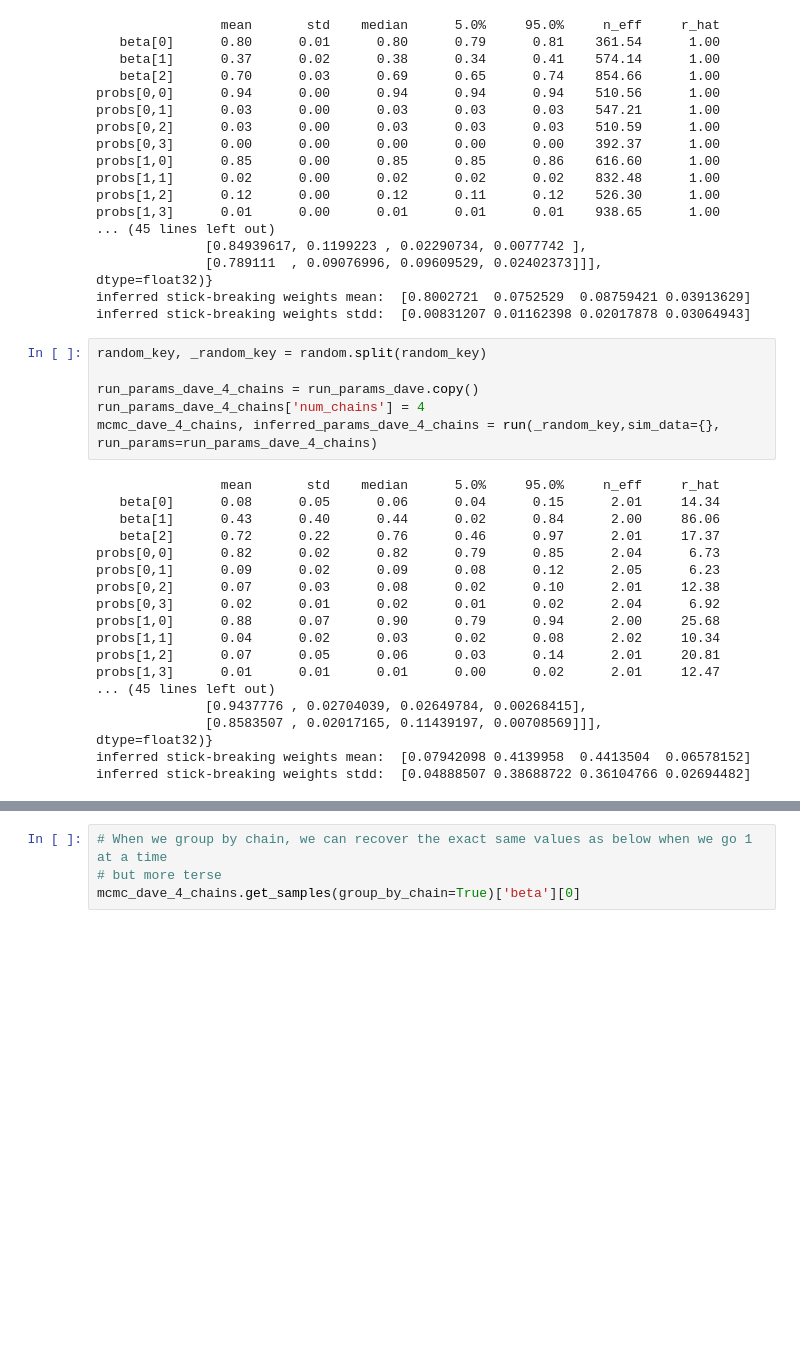
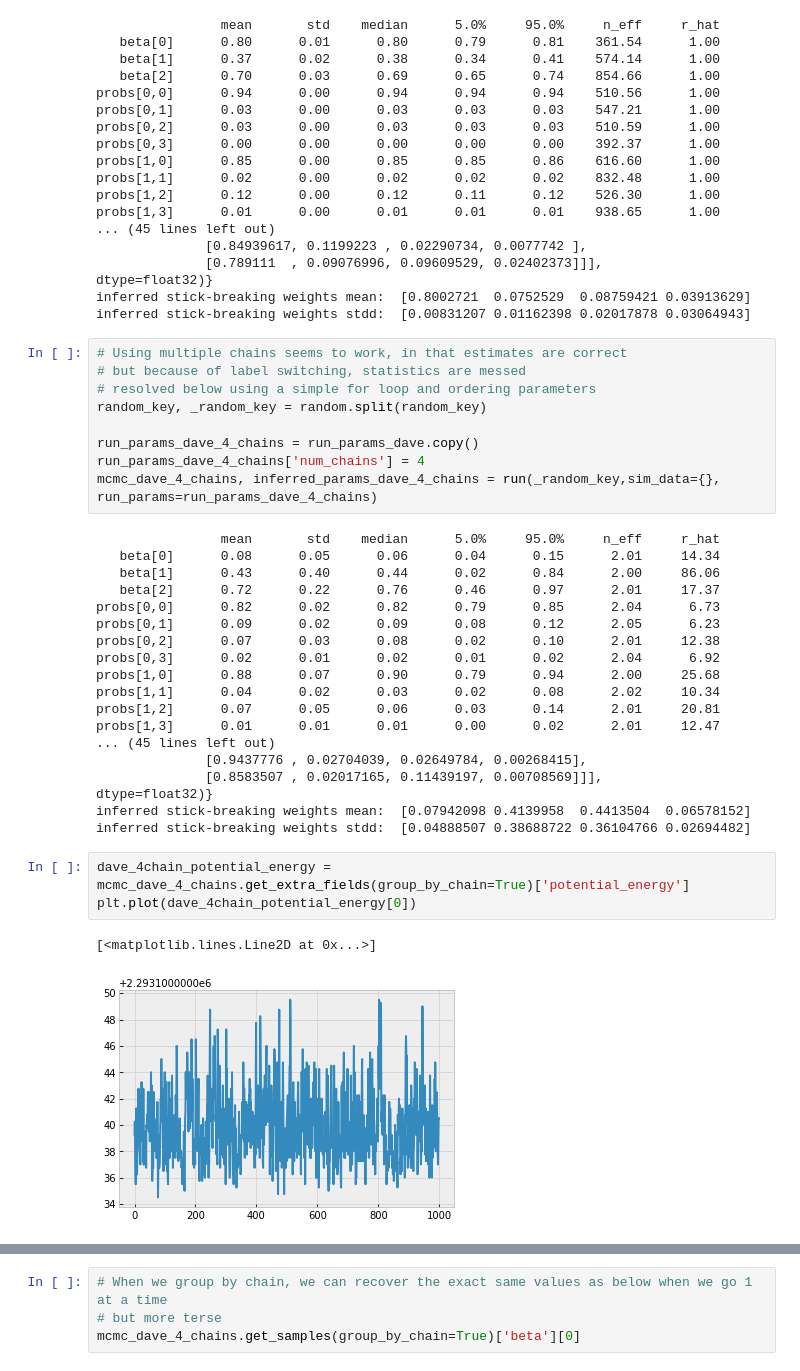
Before and after one commit to akotlar/multivariate-tada, a Jupyter notebook: project/sim5.ipynb, the cells around one changed output, grey strips where cells are left out. Cells and saved outputs as stored; diff of their text form; blank space fills up the shorter version.

```diff
--- a/project/sim5.ipynb
+++ b/project/sim5.ipynb
@@ -293,6 +293,9 @@ probs[1,3]      0.01      0.00      0.01      0.01      0.01    938.65      1.00
 inferred stick-breaking weights mean:  [0.8002721  0.0752529  0.08759421 0.03913629]
 inferred stick-breaking weights stdd:  [0.00831207 0.01162398 0.02017878 0.03064943]
 # %%
+# Using multiple chains seems to work, in that estimates are correct
+# but because of label switching, statistics are messed
+# resolved below using a simple for loop and ordering parameters
 random_key, _random_key = random.split(random_key)
 
 run_params_dave_4_chains = run_params_dave.copy()
@@ -316,3 +319,9 @@ probs[1,3]      0.01      0.01      0.01      0.00      0.02      2.01     12.47
               [0.8583507 , 0.02017165, 0.11439197, 0.00708569]]],            dtype=float32)}
 inferred stick-breaking weights mean:  [0.07942098 0.4139958  0.4413504  0.06578152]
 inferred stick-breaking weights stdd:  [0.04888507 0.38688722 0.36104766 0.02694482]
+# %%
+dave_4chain_potential_energy = mcmc_dave_4_chains.get_extra_fields(group_by_chain=True)['potential_energy']
+plt.plot(dave_4chain_potential_energy[0])
+# %% [output]
+[<matplotlib.lines.Line2D at 0x...>]
+[figure, added]
```
Also changed, not shown: parts of 16 cells of this notebook.
